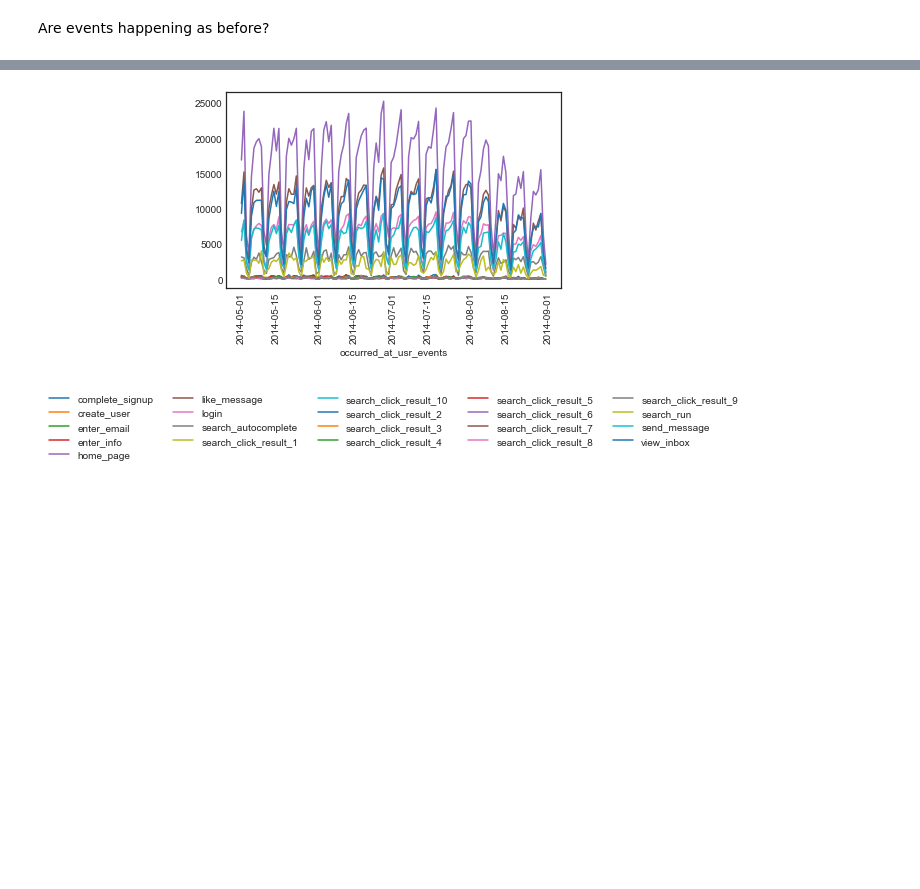
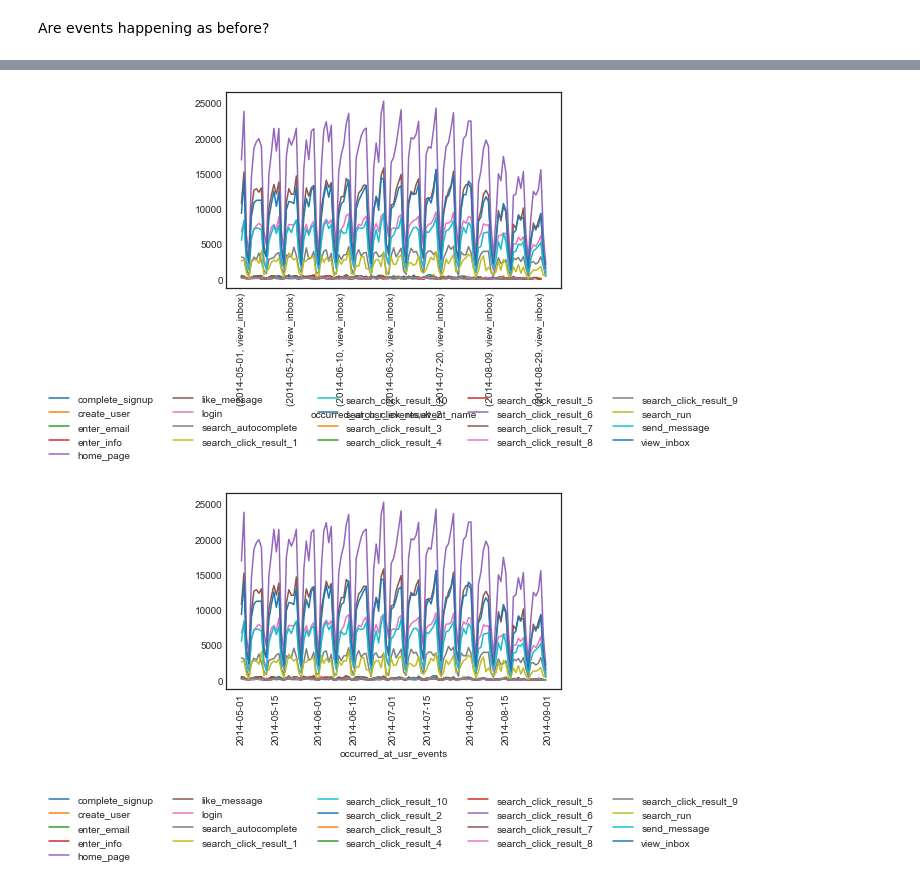
Before and after one commit to chiaracapuano/customercliffdive, a Jupyter notebook: ccd.ipynb, the cells around one changed output, grey strips where cells are left out. Cells and saved outputs as stored; diff of their text form; code cells hidden in the pictures; blank space fills up the shorter version.

```diff
--- a/ccd.ipynb
+++ b/ccd.ipynb
@@ -80,6 +80,20 @@ def significant_changes(df_i, col, time_col):
             significant_changes.append(i)
 
         return significant_changes
+# %%
+def plot_trends(df, col, time_col):
+    fig, ax = plt.subplots()
+
+    for key, data in df.groupby(col):
+        data.plot(x=time_col, y='count',ax = ax, label=key, rot = 90)
+    box = ax.get_position()
+    ax.set_position([box.x0, box.y0 + box.height * 0.1,
+                 box.width, box.height * 0.9])
+
+# Put a legend below current axis
+    ax.legend(loc='upper center', bbox_to_anchor=(0.5, -0.5),
+          fancybox=True, shadow=True, ncol=5)
+    plt.show()
 # %%
 df_event_count = df.groupby(['occurred_at_usr_events','event_name'])['user_id'].count()
 df_event_count['count'] = df_event_count['user_id']
@@ -88,3 +104,7 @@ df_event_count = df_event_count.reset_index()
+# %%
+plot_trends(df_event_count, 'event_name', 'occurred_at_usr_events')
+# %% [output]
+[figure, added]
 # %%
 fig, ax = plt.subplots()
 
```
Also changed, not shown: parts of 1 cell of this notebook.
